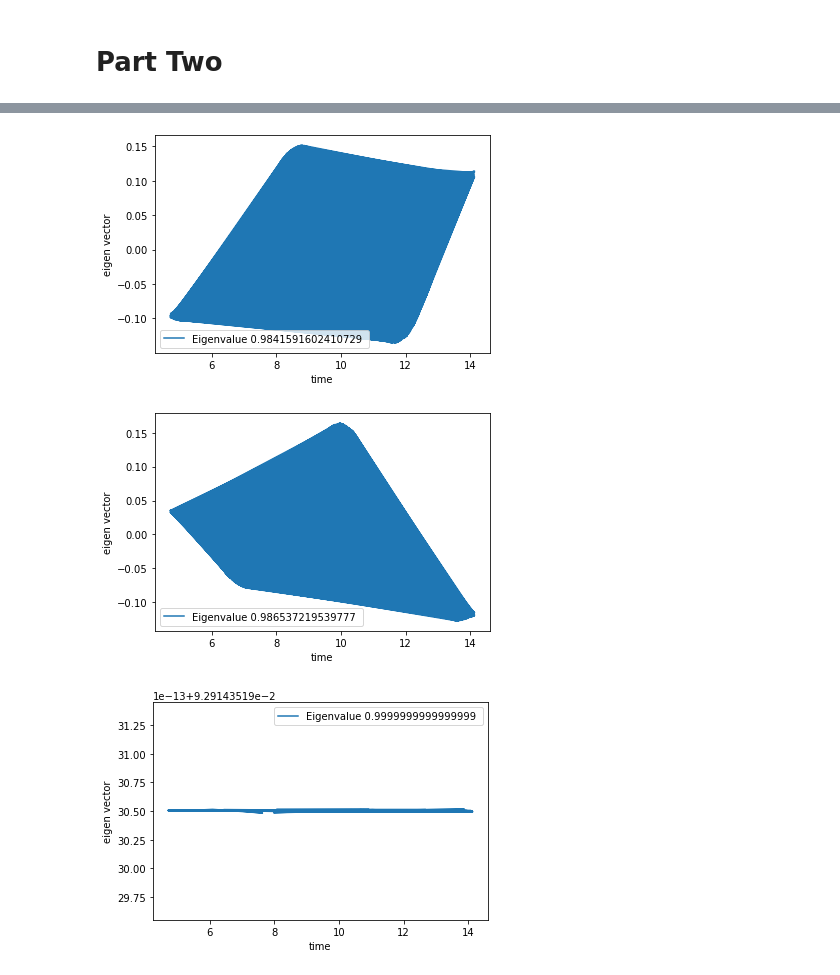
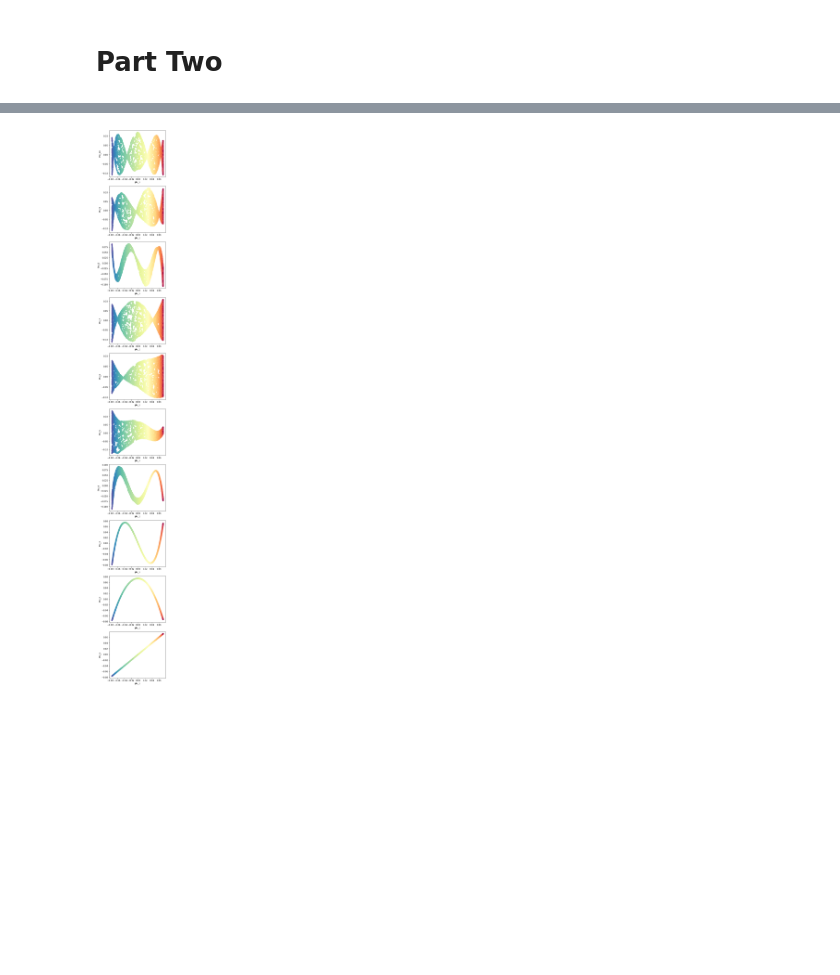
Before and after one commit to ge96rox/MLCMS04, a Jupyter notebook: task2.ipynb, the cells around one changed output, grey strips where cells are left out. Drawn from its saved outputs; the diff is of its cells as text; code cells hidden in the pictures; blank space fills up the shorter version.

```diff
--- a/task2.ipynb
+++ b/task2.ipynb
@@ -36,8 +35,18 @@ ax.view_init(0, 90)
 # %%
-nr_component = 3
-lambda_pc, phi_pc, _ = diffusion_map(X, nr_component)
-plot_eigenfunction(nr_component, t, phi_pc, lambda_pc)
+nr_component = 10
+lambda_pc, phi_pc, _ = diffusion_map(x, nr_component)
-# %% [output]
-[figure, removed]
-[figure, removed]
-[figure, removed]
+# %%
+phi_0 = phi_pc[:, -1]
+phi_1 = phi_pc[:, -2]
+fig = plt.figure(figsize=(5, nr_component*5))
+for i in range(nr_component):
+
+    ax = fig.add_subplot(nr_component,1,i+1)
+
+    ax.scatter(phi_1, phi_pc[:, i], c=t, cmap=plt.cm.Spectral)
+    plt.xlabel("phi_1")
+    plt.ylabel("Phi_{0}".format(nr_component - i))
+
+# fig.savefig("figure/task2_2_2.png")
+# %% [output]
+[figure, added]
```
Also changed, not shown: parts of 5 cells of this notebook, 2 other files.
